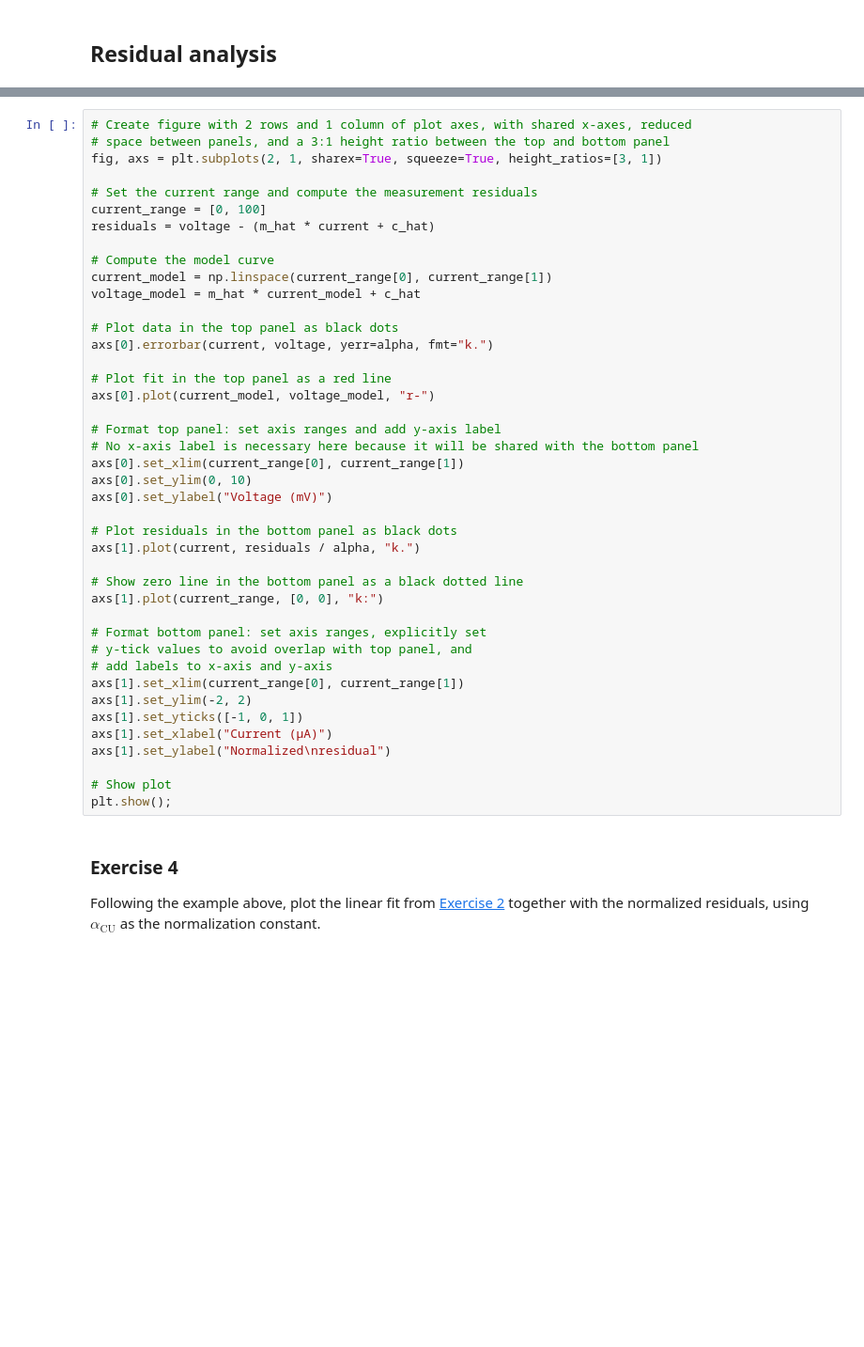
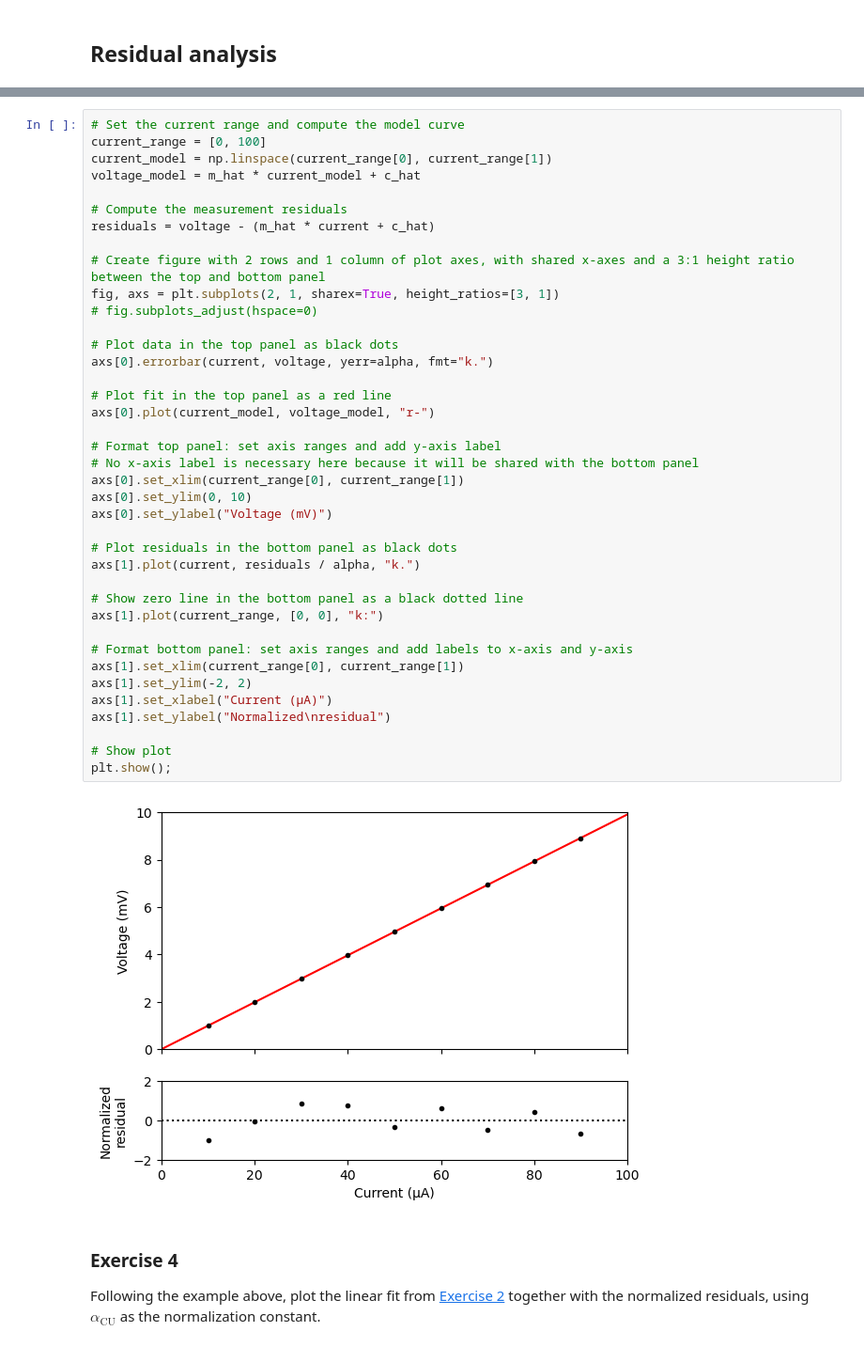
Before and after one commit to jsdodge/data-analysis-python, a Jupyter notebook: notebooks/5.1-Linear-fits.ipynb, the cells around one changed output, grey strips where cells are left out. Shown at 94% size. Drawn from its saved outputs; the diff is of its cells as text; blank space fills up the shorter version.

```diff
--- a/notebooks/5.1-Linear-fits.ipynb
+++ b/notebooks/5.1-Linear-fits.ipynb
@@ -252,45 +279,44 @@ We use the [`subplots`](https://matplotlib.org/stable/api/_as_gen/matplotlib.pyp
 # %%
-# Create figure with 2 rows and 1 column of plot axes, with shared x-axes, reduced
-# space between panels, and a 3:1 height ratio between the top and bottom panel
-fig, axs = plt.subplots(2, 1, sharex=True, squeeze=True, height_ratios=[3, 1])
+# Set the current range and compute the model curve
+current_range = [0, 100]
+current_model = np.linspace(current_range[0], current_range[1])
+voltage_model = m_hat * current_model + c_hat
 
-# Set the current range and compute the measurement residuals
-current_range = [0, 100]
+# Compute the measurement residuals
 residuals = voltage - (m_hat * current + c_hat)
 
-# Compute the model curve
-current_model = np.linspace(current_range[0], current_range[1])
-voltage_model = m_hat * current_model + c_hat
+# Create figure with 2 rows and 1 column of plot axes, with shared x-axes and a 3:1 height ratio between the top and bottom panel
+fig, axs = plt.subplots(2, 1, sharex=True, height_ratios=[3, 1])
+# fig.subplots_adjust(hspace=0)
 
 # Plot data in the top panel as black dots
 axs[0].errorbar(current, voltage, yerr=alpha, fmt="k.")
 
 # Plot fit in the top panel as a red line
 axs[0].plot(current_model, voltage_model, "r-")
 
 # Format top panel: set axis ranges and add y-axis label
 # No x-axis label is necessary here because it will be shared with the bottom panel
 axs[0].set_xlim(current_range[0], current_range[1])
 axs[0].set_ylim(0, 10)
 axs[0].set_ylabel("Voltage (mV)")
 
 # Plot residuals in the bottom panel as black dots
 axs[1].plot(current, residuals / alpha, "k.")
 
 # Show zero line in the bottom panel as a black dotted line
 axs[1].plot(current_range, [0, 0], "k:")
 
-# Format bottom panel: set axis ranges, explicitly set
-# y-tick values to avoid overlap with top panel, and
-# add labels to x-axis and y-axis
+# Format bottom panel: set axis ranges and add labels to x-axis and y-axis
 axs[1].set_xlim(current_range[0], current_range[1])
 axs[1].set_ylim(-2, 2)
-axs[1].set_yticks([-1, 0, 1])
 axs[1].set_xlabel("Current (µA)")
 axs[1].set_ylabel("Normalized\nresidual")
 
 # Show plot
 plt.show();
+# %% [output]
+[figure, added]
 # %% [markdown]
 ### Exercise 4
 Following the example above, plot the linear fit from [Exercise 2](#Exercise-2) together with the normalized residuals, using $\alpha_\text{CU}$ as the normalization constant.
```
Also changed, not shown: parts of 5 cells of this notebook, 7 other files.
